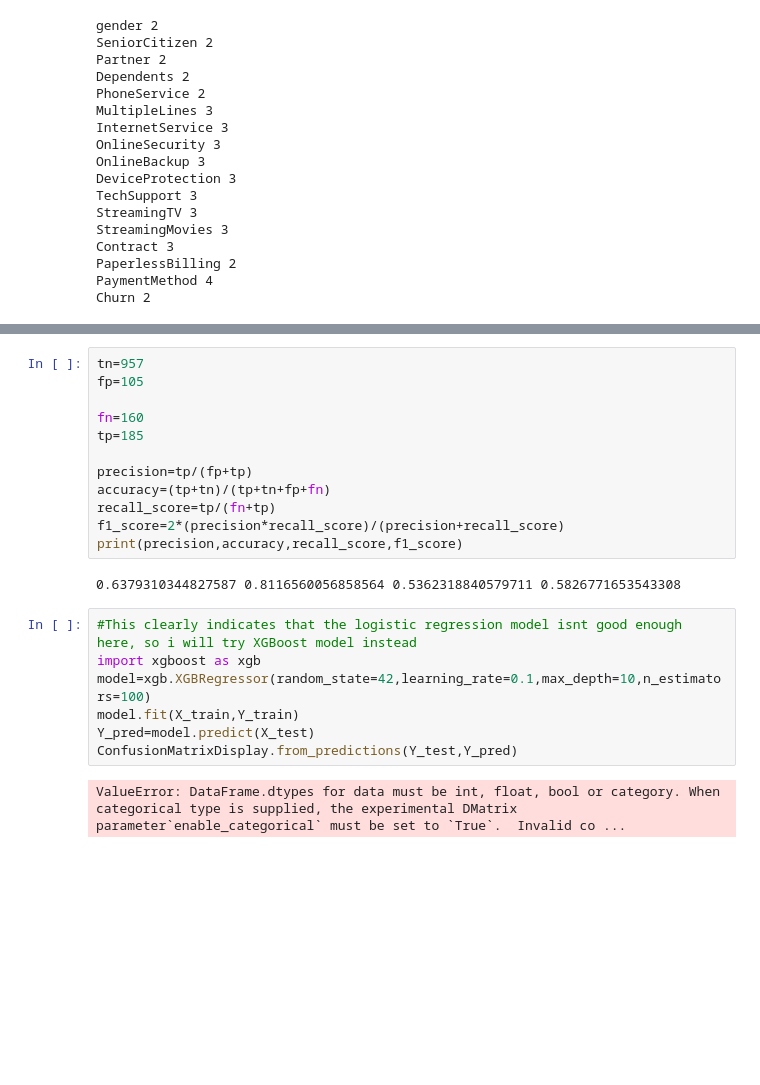
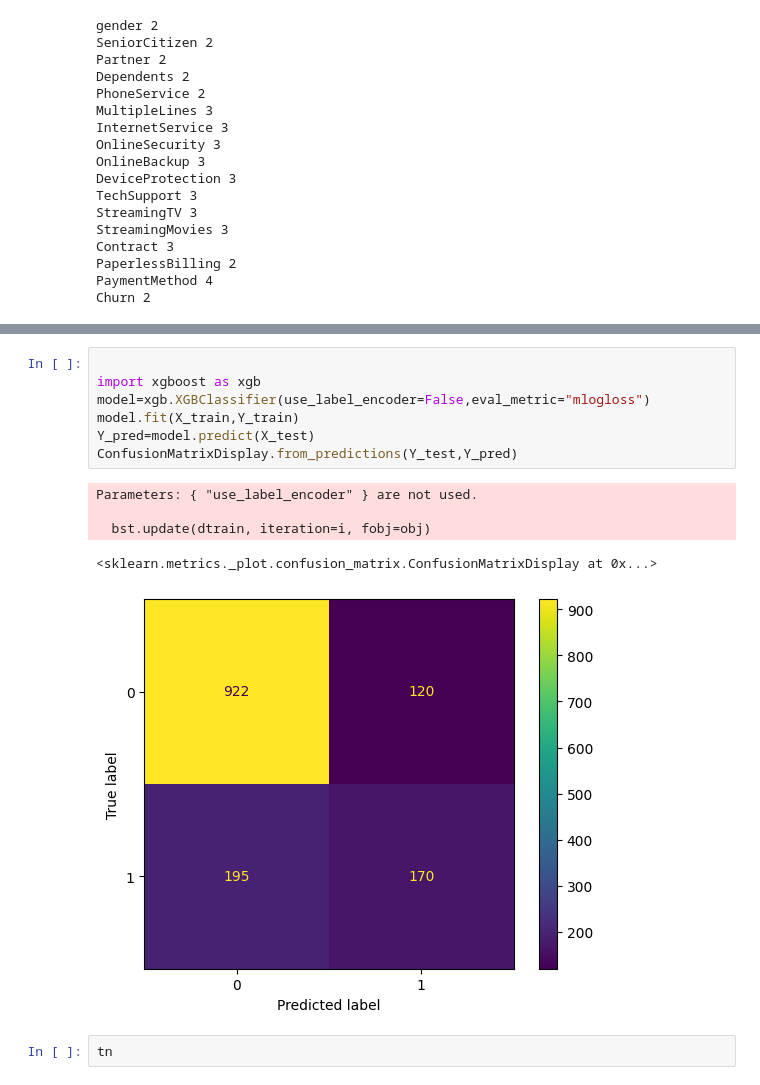
Before and after one commit to shashwat1237/Telco-Customer-Churn, a Jupyter notebook: analysis.ipynb, the cells around one changed output, grey strips where cells are left out. Saved outputs shown, nothing was run; the diff lists cells and outputs as text; blank space fills up the shorter version.

```diff
--- a/analysis.ipynb
+++ b/analysis.ipynb
@@ -180,23 +178,15 @@ ConfusionMatrixDisplay.from_predictions(Y_test, Y_pred)
 # %%
-tn=957
-fp=105
 
-fn=160
-tp=185
-
-precision=tp/(fp+tp)
-accuracy=(tp+tn)/(tp+tn+fp+fn)
-recall_score=tp/(fn+tp)
-f1_score=2*(precision*recall_score)/(precision+recall_score)
-print(precision,accuracy,recall_score,f1_score)
+import xgboost as xgb
+model=xgb.XGBClassifier(use_label_encoder=False,eval_metric="mlogloss")
+model.fit(X_train,Y_train)
+Y_pred=model.predict(X_test)
+ConfusionMatrixDisplay.from_predictions(Y_test,Y_pred)
 # %% [output]
-0.6379310344827587 0.8116560056858564 0.5362318840579711 0.5826771653543308
+Parameters: { "use_label_encoder" } are not used.
+
+  bst.update(dtrain, iteration=i, fobj=obj)
+<sklearn.metrics._plot.confusion_matrix.ConfusionMatrixDisplay at 0x...>
+[figure, added]
 # %%
-#This clearly indicates that the logistic regression model isnt good enough here, so i will try XGBoost model instead
-import xgboost as xgb
-model=xgb.XGBRegressor(random_state=42,learning_rate=0.1,max_depth=10,n_estimators=100)
-model.fit(X_train,Y_train)
-Y_pred=model.predict(X_test)
-ConfusionMatrixDisplay.from_predictions(Y_test,Y_pred)
+tn
-# %% [output]
-ValueError: DataFrame.dtypes for data must be int, float, bool or category. When categorical type is supplied, the experimental DMatrix parameter`enable_categorical` must be set to `True`.  Invalid co ...
```
Also changed, not shown: parts of 5 cells of this notebook.
